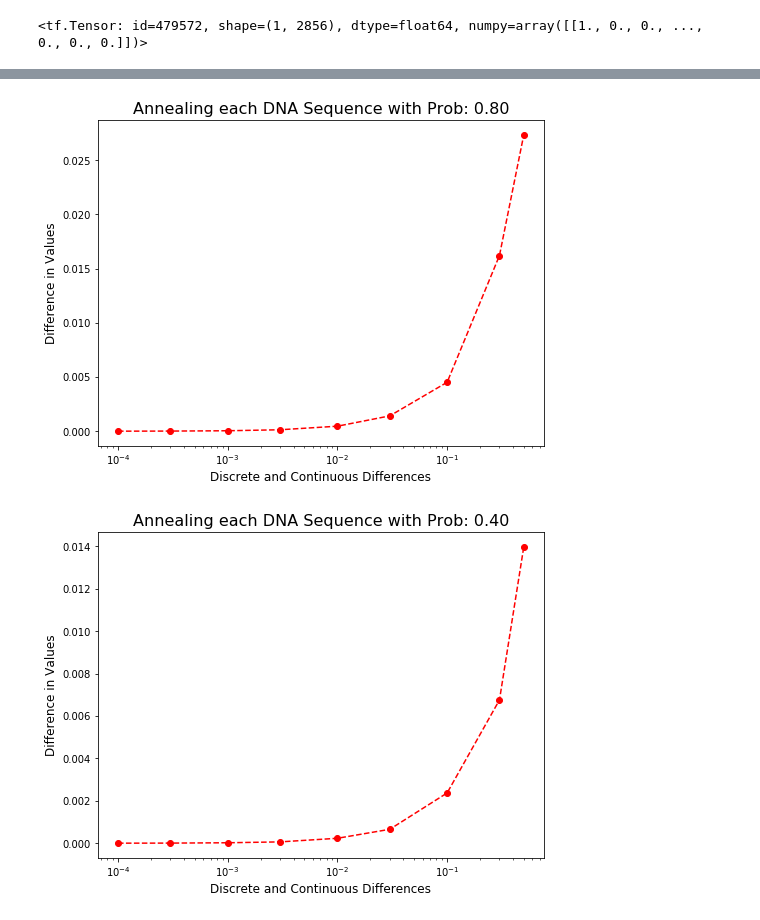
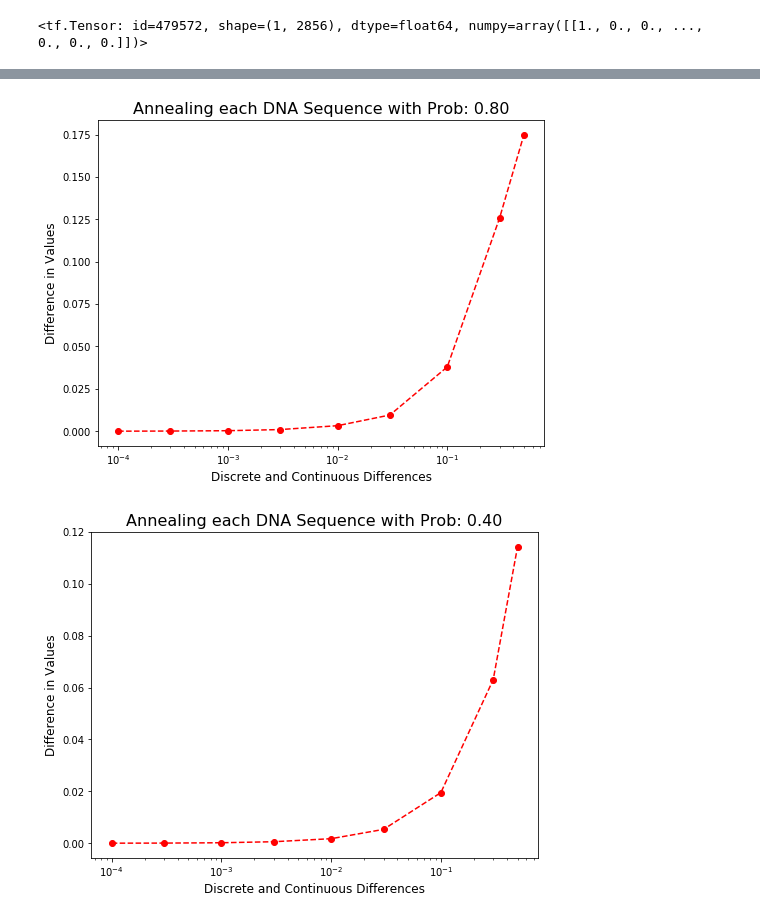
Before and after one commit to j316chuck/AM-Project, a Jupyter notebook: notebooks/GFP AM.ipynb, the cells around one changed output, grey strips where cells are left out. Saved outputs shown, nothing was run; the diff lists cells and outputs as text; code cells hidden in the pictures.

```diff
--- a/notebooks/GFP AM.ipynb
+++ b/notebooks/GFP AM.ipynb
@@ -352,4 +447,5 @@ Loss: 0.90950143 Hamming distance: 1
 # %%
+
 def select_random_index_except(i):
     z = np.random.randint(0, 4)
     while z == i:
@@ -372,33 +468,34 @@ def anneal_dna_sequence(model, input_dna_seq, eps, value, inv_value):
     return expected_value.numpy()[0][0], annealed_value.numpy()[0][0], diff.numpy()[0]
 
 wild_type = one_hot_encode([get_wild_type_dna_sequence()], "ACTG")
 prob_search_space = [0.0001, 0.0003, 0.001, 0.003, 0.01, 0.03, 0.1, 0.3, 0.5]
 eps_search_space = [0.8, 0.4, 0.2, 0.1, 0.05]
 samples = 100
 eps_map = {}
+input_model = tf.keras.Sequential(model.layers[3:])
 for eps in eps_search_space:
     prob_diff_map = {}
     for p in prob_search_space:
         diff_lst = []
         expected_value_lst = []
         annealed_value_lst = []
         for _ in range(samples):
-            expected_value, annealed_value, diff = anneal_dna_sequence(model, wild_type, eps, 1-p, p)
+            expected_value, annealed_value, diff = anneal_dna_sequence(input_model, wild_type, eps, 1-p, p)
             annealed_value_lst.append(annealed_value)
             diff_lst.append(diff)
         assert(all(x == expected_value_lst[0] for x in expected_value_lst))
         anneal_value = np.mean(annealed_value_lst)
         difference = np.mean(diff_lst)
         prob_diff_map[p] = difference
     eps_map[eps] = prob_diff_map
     plt.figure(figsize = (8, 6))
     plt.title("Annealing each DNA Sequence with Prob: {0:.2f}".format(eps, p), fontsize=16)
     plt.xlabel("Discrete and Continuous Differences", fontsize=12)
     plt.xscale('log')
     plt.ylabel("Difference in Values", fontsize=12)
     plt.plot(prob_diff_map.keys(), prob_diff_map.values(), 'ro--')
     plt.show()
     plt.close()
 # %% [output]
-[figure, old version]
+[figure, new version]
-[figure, old version]
+[figure, new version]
```
Also changed, not shown: parts of 8 cells of this notebook, 7 other files.
